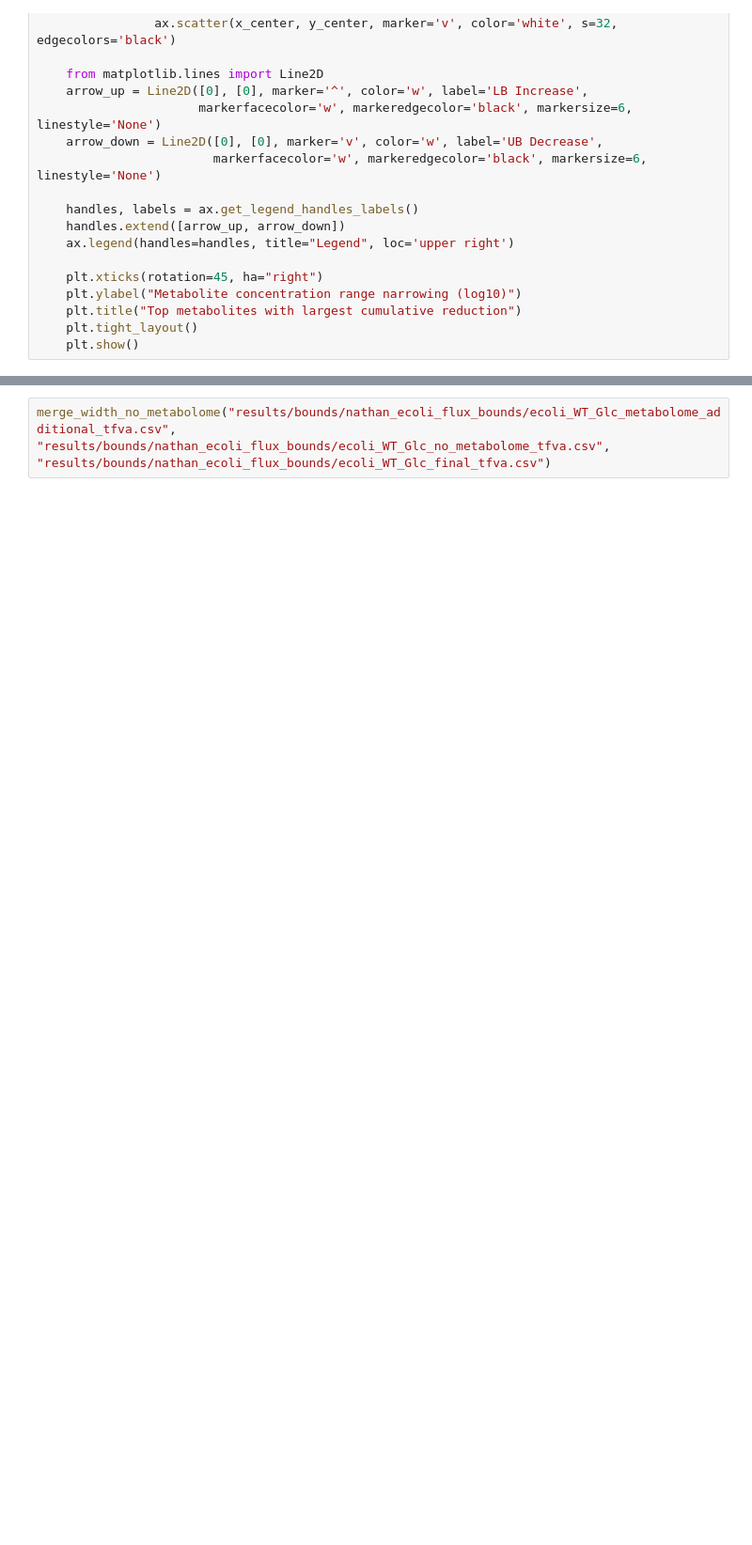
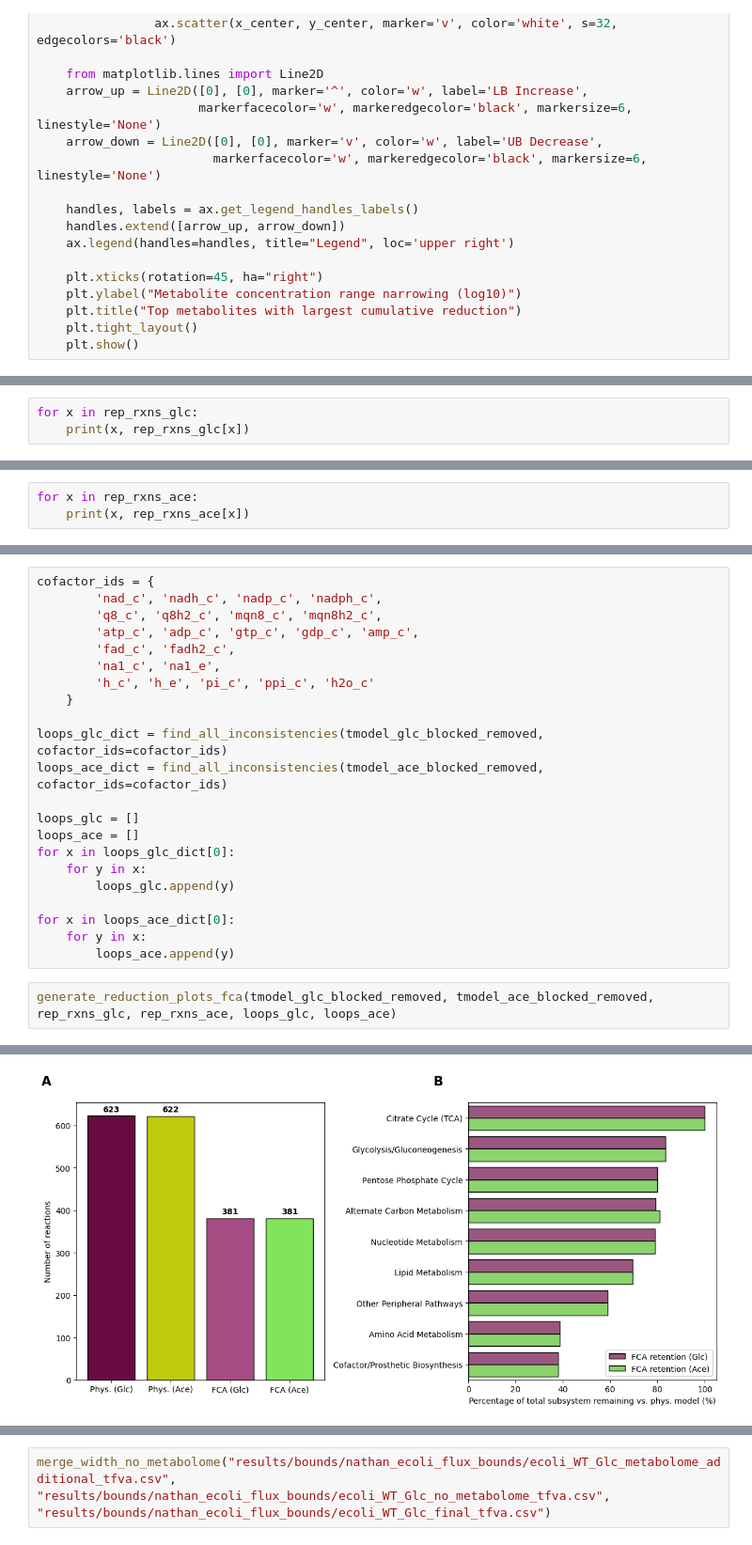
Before and after one commit to lasillje/MSC-Thermo, a Jupyter notebook: ecoli_flux_bounds/tfva_ecoli.ipynb, the cells around one changed output, grey strips where cells are left out. Shown at 94% size. Drawn from its saved outputs; the diff is of its cells as text; blank space fills up the shorter version.

```diff
--- a/ecoli_flux_bounds/tfva_ecoli.ipynb
+++ b/ecoli_flux_bounds/tfva_ecoli.ipynb
@@ -1413,0 +1935,3 @@ def setup_model(condition, mets_tva=None):
+# %%
+for x in rep_rxns_glc:
+    print(x, rep_rxns_glc[x])
@@ -1413,0 +1956,3 @@ def setup_model(condition, mets_tva=None):
+# %%
+for x in rep_rxns_ace:
+    print(x, rep_rxns_ace[x])
@@ -1413,0 +1977,25 @@ def setup_model(condition, mets_tva=None):
+# %%
+cofactor_ids = {
+        'nad_c', 'nadh_c', 'nadp_c', 'nadph_c',
+        'q8_c', 'q8h2_c', 'mqn8_c', 'mqn8h2_c',
+        'atp_c', 'adp_c', 'gtp_c', 'gdp_c', 'amp_c',
+        'fad_c', 'fadh2_c',
+        'na1_c', 'na1_e',
+        'h_c', 'h_e', 'pi_c', 'ppi_c', 'h2o_c'
+    }
+
+loops_glc_dict = find_all_inconsistencies(tmodel_glc_blocked_removed, cofactor_ids=cofactor_ids)
+loops_ace_dict = find_all_inconsistencies(tmodel_ace_blocked_removed, cofactor_ids=cofactor_ids)
+
+loops_glc = []
+loops_ace = []
+for x in loops_glc_dict[0]:
+    for y in x:
+        loops_glc.append(y)
+
+for x in loops_ace_dict[0]:
+    for y in x:
+        loops_ace.append(y)
+# %%
+generate_reduction_plots_fca(tmodel_glc_blocked_removed, tmodel_ace_blocked_removed, rep_rxns_glc, rep_rxns_ace, loops_glc, loops_ace)
+# %% [output]
@@ -1413,0 +2019 @@ def setup_model(condition, mets_tva=None):
+[figure, added]
```
Also changed, not shown: parts of 23 cells of this notebook, 35 other files.
